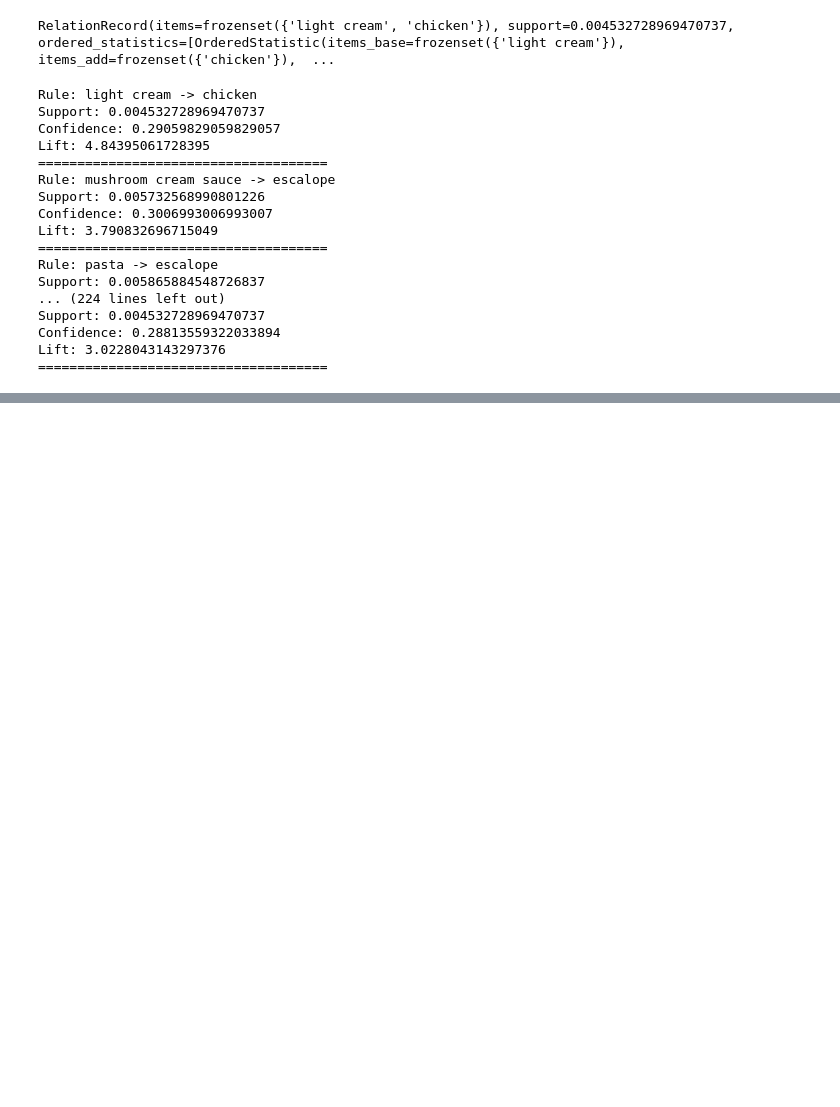
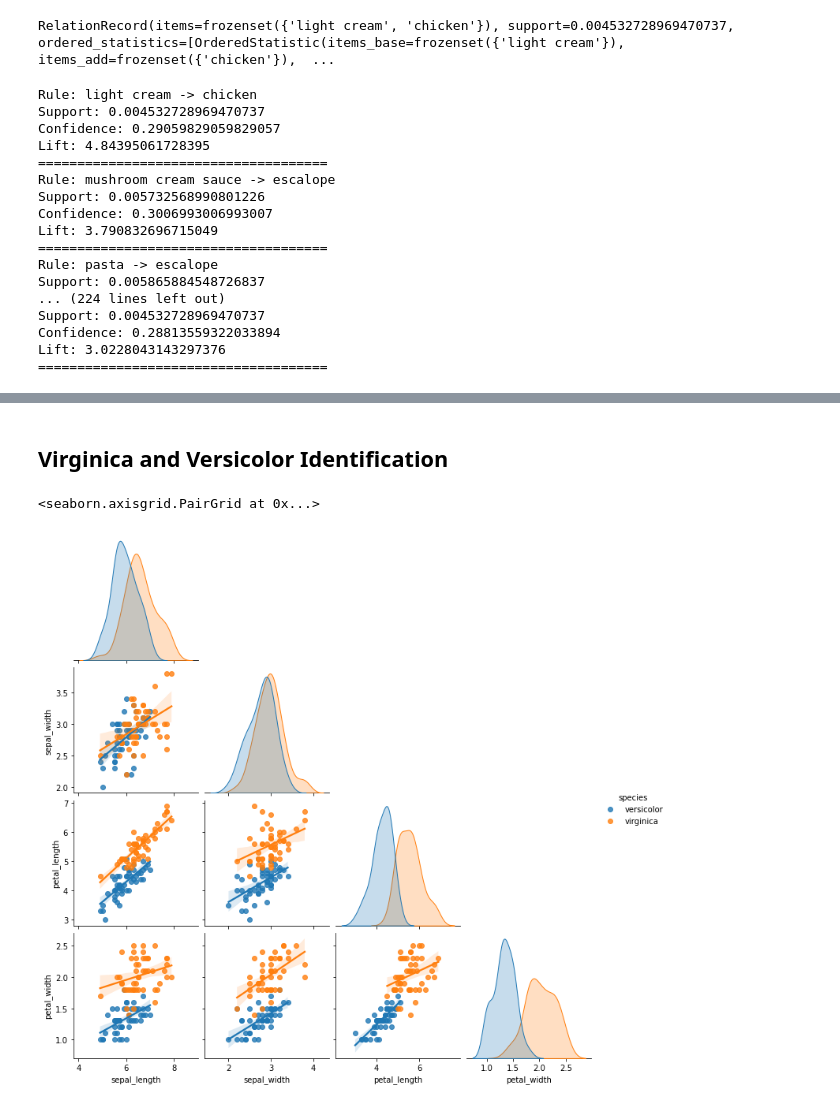
Before and after one commit to fridymandita/TKB, a Jupyter notebook: Data_Mining_Using_Colab.ipynb, the cells around one changed output, grey strips where cells are left out. Drawn from its saved outputs; the diff is of its cells as text; code cells hidden in the pictures; blank space fills up the shorter version.

```diff
--- a/Data_Mining_Using_Colab.ipynb
+++ b/Data_Mining_Using_Colab.ipynb
@@ -106,0 +212,7 @@ Lift: 3.0228043143297376
+# %% [markdown]
+ ## **Virginica and Versicolor Identification**
+# %%
+sns.pairplot(iris.loc[(iris.species=='virginica') | (iris.species=='versicolor')], hue="species", corner=True, kind='reg')
+# %% [output]
+<seaborn.axisgrid.PairGrid at 0x...>
+[figure, added]
```
Also changed, not shown: parts of 16 cells of this notebook.
